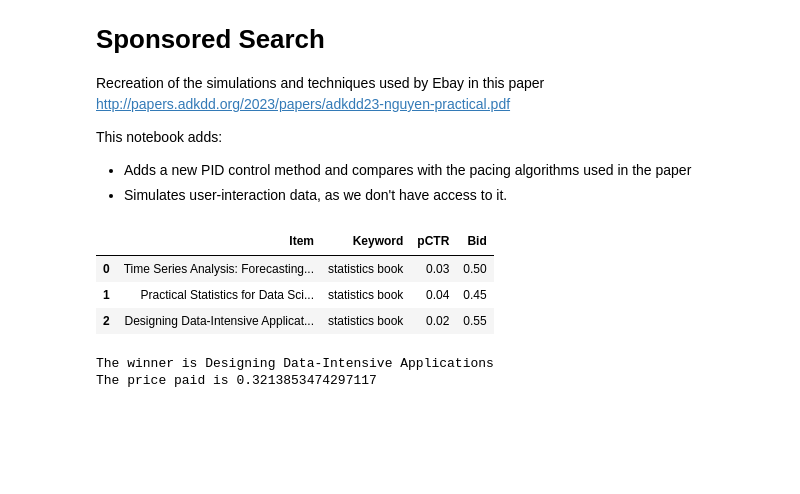
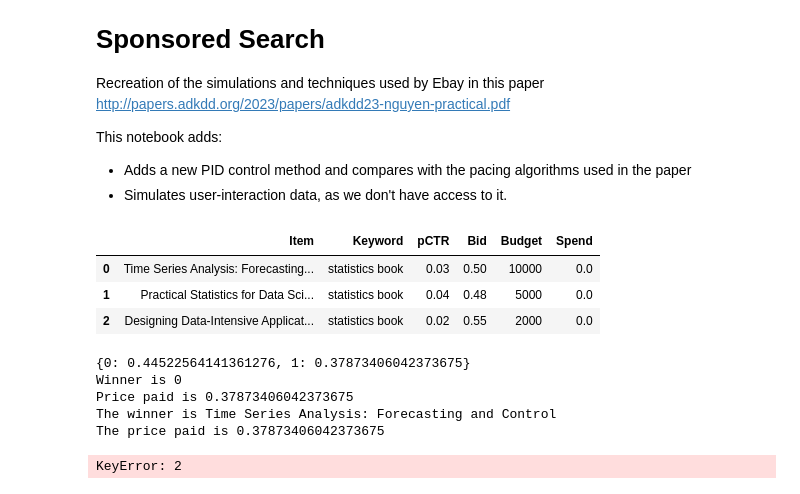
Before and after one commit to roolvp/advertising-control, a Jupyter notebook: 02_Sponsored_Search_Campaign_Budget_Pacing.ipynb, the cells around one changed output. Saved outputs shown, nothing was run; the diff lists cells and outputs as text; code cells hidden in the pictures; blank space fills up the shorter version.

Commit message:
Add budget cap

```diff
--- a/02_Sponsored_Search_Campaign_Budget_Pacing.ipynb
+++ b/02_Sponsored_Search_Campaign_Budget_Pacing.ipynb
@@ -27,28 +27,30 @@ import pandas as pd
 # %%
 # Simulate 1440 minutes in a day, M campaigns competing for N keywords, pCTR, bid
 
 # Define data
 data = {
     # Each item is a book that represents a campaign
     'Item': ['Time Series Analysis: Forecasting and Control', 'Practical Statistics for Data Scientists', 'Designing Data-Intensive Applications'],
     # They are all bidding on the same keyword
     'Keyword': ['statistics book', 'statistics book', 'statistics book'],
     # Probability of click through rate (This is a guess as we don't have the actual data)
     'pCTR': [0.03, 0.04, 0.02],
     # Bid amount (this will be randomized around this central amount)
-    'Bid': [0.5, 0.45, 0.55]
+    'Bid': [0.5, 0.48, 0.55],
+    'Budget': [10000,5000,2000],
+    'Spend': [0.0,0.0,0.0],
 }
 
 # Create DataFrame
 items_keywords_df = pd.DataFrame(data)
 
 # Print DataFrame
 display(items_keywords_df)
 # %% [output]
-|  | Item | Keyword | pCTR | Bid |
-| 0 | Time Series Analysis: Forecasting... | statistics book | 0.03 | 0.50 |
-| 1 | Practical Statistics for Data Sci... | statistics book | 0.04 | 0.45 |
-| 2 | Designing Data-Intensive Applicat... | statistics book | 0.02 | 0.55 |
+|  | Item | Keyword | pCTR | Bid | Budget | Spend |
+| 0 | Time Series Analysis: Forecasting... | statistics book | 0.03 | 0.50 | 10000 | 0.0 |
+| 1 | Practical Statistics for Data Sci... | statistics book | 0.04 | 0.48 | 5000 | 0.0 |
+| 2 | Designing Data-Intensive Applicat... | statistics book | 0.02 | 0.55 | 2000 | 0.0 |
 # %%
 # Simple Simulation with no budget constraints
 
@@ -84,17 +86,28 @@ def auction(df):
     for index, id in df.iterrows():
         bid_dict[index] = id['Bid']- np.random.uniform(0.0, 0.2)
     winner = max(bid_dict, key=bid_dict.get)
-    # price paid is the bid of the second highest bidder
-    price_paid = sorted(bid_dict.values(), reverse=True)[1]
+    try:
+        # price paid is the bid of the second highest bidder
+        price_paid = sorted(bid_dict.values(), reverse=True)[1]
+    except:
+        # If there is only one bidder, the price paid is the bid of the winner
+        price_paid = bid_dict[winner]
     return winner, price_paid
 
 winner, price_paid = auction(items_keywords_df)
 
-print(f"The winner is {items_keywords_df.iloc[winner]['Item']}")
+print(f"The winner is {items_keywords_df.loc[winner]['Item']}")
 print(f"The price paid is {price_paid}")
 # %% [output]
-The winner is Designing Data-Intensive Applications
-The price paid is 0.3213853474297117
+{0: 0.44522564141361276, 1: 0.37873406042373675}
+Winner is 0
+Price paid is 0.37873406042373675
+The winner is Time Series Analysis: Forecasting and Control
+The price paid is 0.37873406042373675
+# %%
+items_keywords_df.loc[2]
+# %% [output]
+KeyError: 2
 # %%
 # Simulate unlimited budget over 1440 minutes
 # iterate over 1440 minutes (flat traffic)
```
Also changed, not shown: parts of 6 cells of this notebook.
